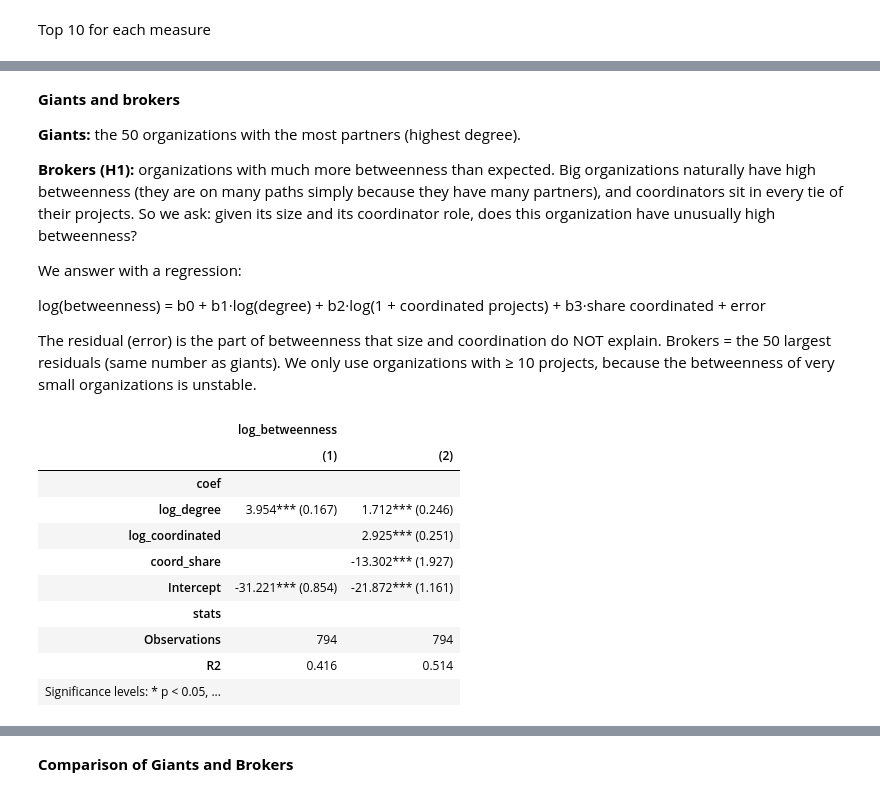
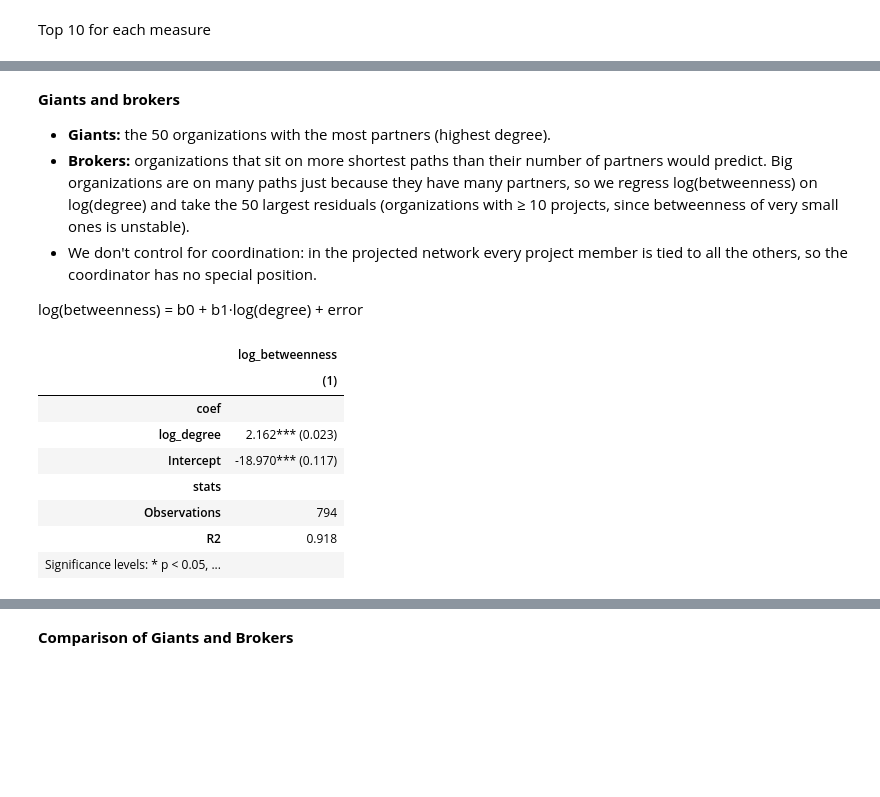
Before and after one commit to lindatruong/ANS-Project-2026, a Jupyter notebook: network_project_new.ipynb, the cells around one changed output, grey strips where cells are left out. Saved outputs shown, nothing was run; the diff lists cells and outputs as text; code cells hidden in the pictures; blank space fills up the shorter version.

```diff
--- a/network_project_new.ipynb
+++ b/network_project_new.ipynb
@@ -318,5 +321,5 @@ Betweenness - weight="dist": strong ties count as short paths
 # %%
-cent["betweenness"] = pd.Series(nx.betweenness_centrality(org_net, weight="dist"))
+cent["betweenness"] = pd.Series(nx.betweenness_centrality(org_net))   # unweighted: path length in steps
 cent["betweenness"].describe()
 # %% [output]
 count    1890.000000
@@ -383,20 +386,11 @@ top10
 # %% [markdown]
 **Giants and brokers**
 
-**Giants:** the 50 organizations with the most partners (highest degree).
+- **Giants:** the 50 organizations with the most partners (highest degree).
+- **Brokers:** organizations that sit on more shortest paths than their number of partners would predict. Big organizations are on many paths just because they have many partners, so we regress log(betweenness) on log(degree) and take the 50 largest residuals (organizations with ≥ 10 projects, since betweenness of very small ones is unstable).
+- We don't control for coordination: in the projected network every project member is tied to all the others, so the coordinator has no special position.
 
-**Brokers (H1):** organizations with much more betweenness than expected.
-Big organizations naturally have high betweenness (they are on many paths simply because they
-have many partners), and coordinators sit in every tie of their projects. So we ask:
-given its size and its coordinator role, does this organization have unusually high betweenness?
-
-We answer with a regression:
-
-log(betweenness) = b0 + b1·log(degree) + b2·log(1 + coordinated projects) + b3·share coordinated + error
-
-The residual (error) is the part of betweenness that size and coordination do NOT explain.
-Brokers = the 50 largest residuals (same number as giants). We only use organizations with ≥ 10 projects, because the
-betweenness of very small organizations is unstable.
+log(betweenness) = b0 + b1·log(degree) + error
 # %%
 #Giants
 data = labels.join(cent)
@@ -406,26 +406,22 @@ data["giant"] = data["rank_degree"] <= 50
 # %%
 #Brokers: regression residuals
 data["coord_share"] = data["n_coordinated"] / data["n_projects"]
 reg = data[data["n_projects"] >= 10].copy()
 
-reg["log_betweenness"] = np.log(reg["betweenness"] + 1e-7)
+reg["log_betweenness"] = np.log(reg["betweenness"])     # all organizations with >= 10 projects have betweenness > 0
 reg["log_degree"] = np.log(reg["degree"])
-reg["log_coordinated"] = np.log1p(reg["n_coordinated"])
 
 m1 = pf.feols("log_betweenness ~ log_degree", data=reg)
-m2 = pf.feols("log_betweenness ~ log_degree + log_coordinated + coord_share", data=reg)
-pf.etable([m1, m2])
+pf.etable([m1])
 # %% [output]
-|  | log_betweenness |  |
-|  | (1) | (2) |
-| coef |  |  |
-| log_degree | 3.954*** (0.167) | 1.712*** (0.246) |
-| log_coordinated |  | 2.925*** (0.251) |
-| coord_share |  | -13.302*** (1.927) |
-| Intercept | -31.221*** (0.854) | -21.872*** (1.161) |
-| stats |  |  |
-| Observations | 794 | 794 |
-| R2 | 0.416 | 0.514 |
-| Significance levels: * p < 0.05, ... |  |  |
+|  | log_betweenness |
+|  | (1) |
+| coef |  |
+| log_degree | 2.162*** (0.023) |
+| Intercept | -18.970*** (0.117) |
+| stats |  |
+| Observations | 794 |
+| R2 | 0.918 |
+| Significance levels: * p < 0.05, ... |  |
 # %%
 #Residual = "extra" betweenness
```
Also changed, not shown: parts of 15 cells of this notebook.
